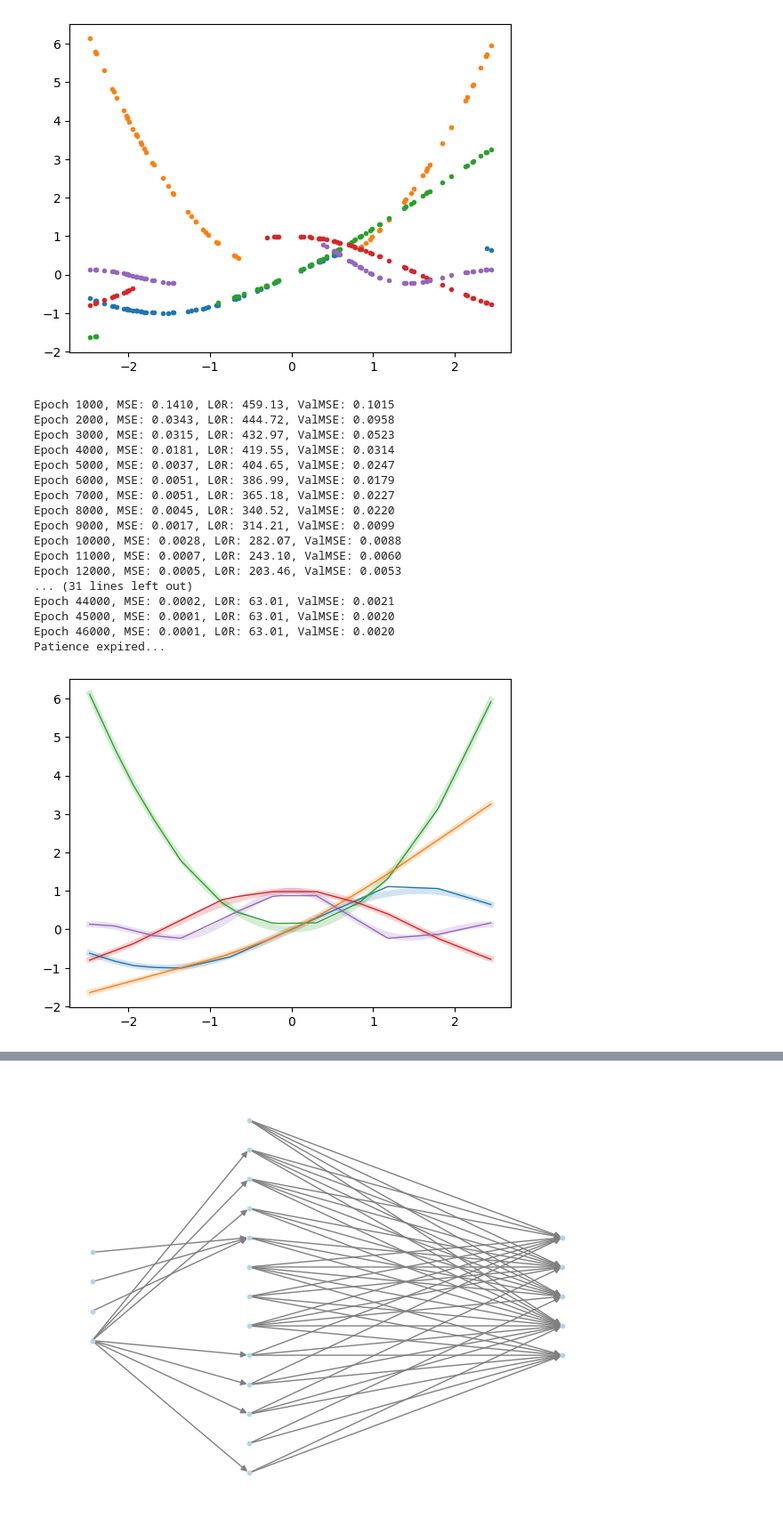
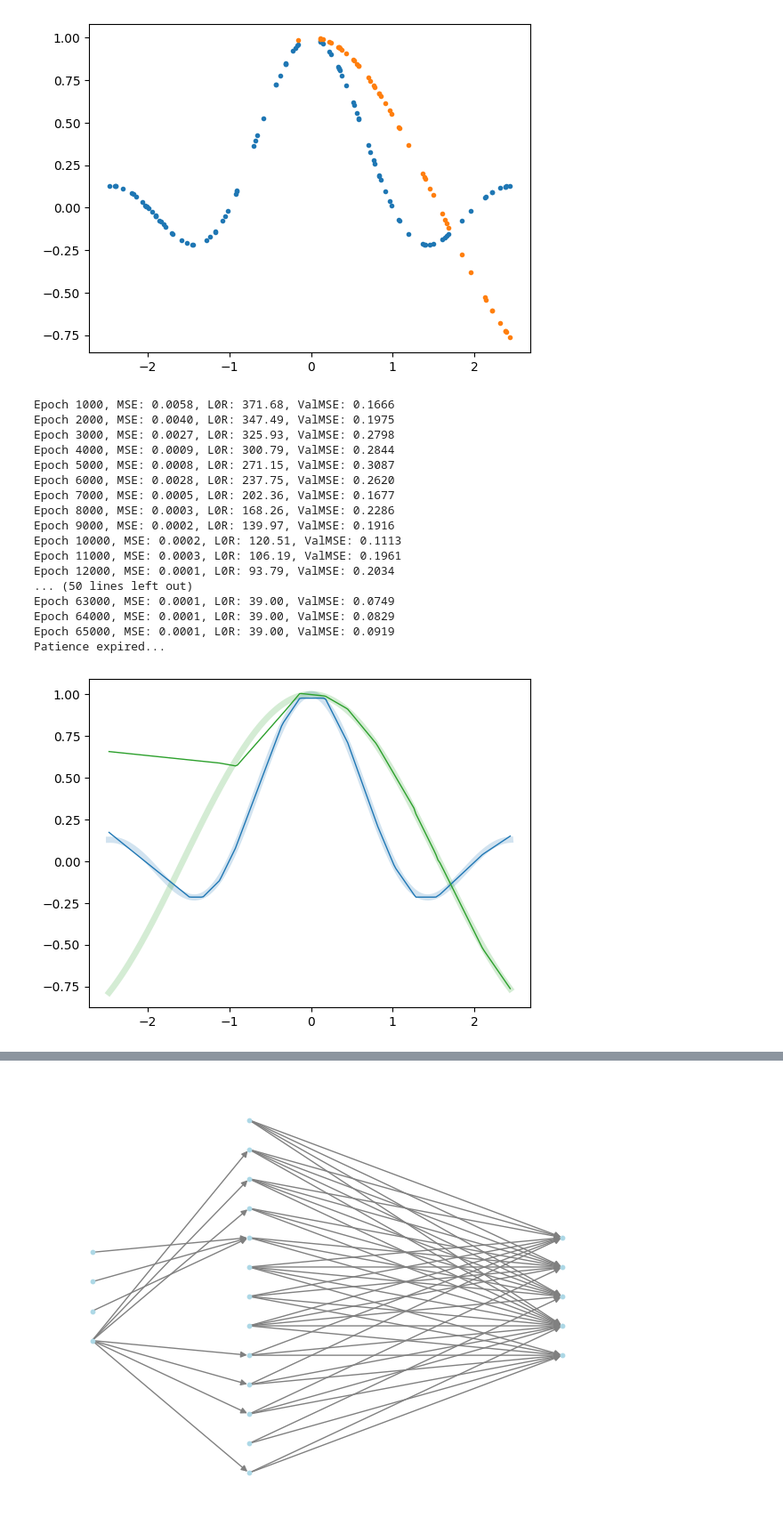
Before and after one commit to reinhart-group/sparsenn, a Jupyter notebook: examples/sparse_learning.ipynb, the cells around one changed output, grey strips where cells are left out. Shown at 89% size. Drawn from its saved outputs; the diff is of its cells as text; code cells hidden in the pictures.

```diff
--- a/examples/sparse_learning.ipynb
+++ b/examples/sparse_learning.ipynb
@@ -20,47 +20,62 @@ def cos_activation(x):
 def sinc_activation(x):
     return np.sinc(x)
 
+# task_list = [
+#     sin_activation,
+#     square_activation,
+#     bent_activation,
+#     cos_activation,
+#     sinc_activation,
+# ]
+
 task_list = [
-    sin_activation,
-    square_activation,
-    bent_activation,
+    sinc_activation,
     cos_activation,
-    sinc_activation,
 ]
 
 input_dim = 1
+extrapolate = True
+full_tasks = [0]
 
 # generate data
 np.random.seed(0)
 x_train = (np.random.rand(100, input_dim) - 0.5) * 5.0
 x_valid = (np.random.rand(100, input_dim) - 0.5) * 5.0
 
 delta_mag = 0.0
 
 y_train = np.zeros([x_train.shape[0], 0])
 y_valid = np.zeros([x_valid.shape[0], 0])
 for task in task_list:
     y_train = np.hstack([y_train, task(x_train) + np.random.randn(x_train.shape[0], x_train.shape[1]) * delta_mag])
     y_valid = np.hstack([y_valid, task(x_valid) + np.random.randn(x_valid.shape[0], x_valid.shape[1]) * delta_mag])
 
-missing_frac = 0.33
+missing_frac = 0.5
 for i, _ in enumerate(task_list):
-    lo_pct = np.random.rand() * (1-missing_frac)
+    if extrapolate:
+        if np.random.rand() < 0.5:
+            lo_pct = 0  # start at left boundary
+        else:
+            lo_pct = 1 - missing_frac  # start at right boundary
+    else:
+        lo_pct = np.random.rand() * (1-missing_frac)
     hi_pct = lo_pct + missing_frac
     lo, hi = np.percentile(x_train, [lo_pct*100, hi_pct*100])
-    x_in = (x_train > lo) & (x_train < hi)
+    x_in = (x_train >= lo) & (x_train <= hi)
+    if i in full_tasks:
+        x_in = np.zeros(0, dtype=bool)
     y_train[x_in.flatten(), i] = np.nan
 
 x_train = torch.tensor(x_train).float()
 y_train = torch.tensor(y_train).float()
 
 x_valid = torch.tensor(x_valid).float()
 y_valid = torch.tensor(y_valid).float()
 
 for i in range(y_train.shape[1]):
     plt.plot(x_train, y_train[:, i], '.')
 # %% [output]
-[figure, old version]
+[figure, new version]
 # %%
 from torch import nn, optim
 import sparsenn
@@ -113,22 +128,22 @@ for epoch in range(max_epochs):
         print('Patience expired...')
         break
 # %% [output]
-Epoch 1000, MSE: 0.1410, L0R: 459.13, ValMSE: 0.1015
-Epoch 2000, MSE: 0.0343, L0R: 444.72, ValMSE: 0.0958
-Epoch 3000, MSE: 0.0315, L0R: 432.97, ValMSE: 0.0523
-Epoch 4000, MSE: 0.0181, L0R: 419.55, ValMSE: 0.0314
-Epoch 5000, MSE: 0.0037, L0R: 404.65, ValMSE: 0.0247
-Epoch 6000, MSE: 0.0051, L0R: 386.99, ValMSE: 0.0179
-Epoch 7000, MSE: 0.0051, L0R: 365.18, ValMSE: 0.0227
-Epoch 8000, MSE: 0.0045, L0R: 340.52, ValMSE: 0.0220
-Epoch 9000, MSE: 0.0017, L0R: 314.21, ValMSE: 0.0099
-Epoch 10000, MSE: 0.0028, L0R: 282.07, ValMSE: 0.0088
-Epoch 11000, MSE: 0.0007, L0R: 243.10, ValMSE: 0.0060
-Epoch 12000, MSE: 0.0005, L0R: 203.46, ValMSE: 0.0053
-... (31 lines left out)
-Epoch 44000, MSE: 0.0002, L0R: 63.01, ValMSE: 0.0021
-Epoch 45000, MSE: 0.0001, L0R: 63.01, ValMSE: 0.0020
-Epoch 46000, MSE: 0.0001, L0R: 63.01, ValMSE: 0.0020
+Epoch 1000, MSE: 0.0058, L0R: 371.68, ValMSE: 0.1666
+Epoch 2000, MSE: 0.0040, L0R: 347.49, ValMSE: 0.1975
+Epoch 3000, MSE: 0.0027, L0R: 325.93, ValMSE: 0.2798
+Epoch 4000, MSE: 0.0009, L0R: 300.79, ValMSE: 0.2844
+Epoch 5000, MSE: 0.0008, L0R: 271.15, ValMSE: 0.3087
+Epoch 6000, MSE: 0.0028, L0R: 237.75, ValMSE: 0.2620
+Epoch 7000, MSE: 0.0005, L0R: 202.36, ValMSE: 0.1677
+Epoch 8000, MSE: 0.0003, L0R: 168.26, ValMSE: 0.2286
+Epoch 9000, MSE: 0.0002, L0R: 139.97, ValMSE: 0.1916
+Epoch 10000, MSE: 0.0002, L0R: 120.51, ValMSE: 0.1113
+Epoch 11000, MSE: 0.0003, L0R: 106.19, ValMSE: 0.1961
+Epoch 12000, MSE: 0.0001, L0R: 93.79, ValMSE: 0.2034
+... (50 lines left out)
+Epoch 63000, MSE: 0.0001, L0R: 39.00, ValMSE: 0.0749
+Epoch 64000, MSE: 0.0001, L0R: 39.00, ValMSE: 0.0829
+Epoch 65000, MSE: 0.0001, L0R: 39.00, ValMSE: 0.0919
 Patience expired...
 # %%
 from matplotlib import cm
@@ -150,7 +165,7 @@ for i in range(y_train.shape[1]):
     # ax.plot(x_train[idx], y_train[idx, i], '.', c=colors[i], alpha=0.33)
     ax.plot(x_arr, output.numpy()[:, i], '-', c=colors[i], lw=1.0, zorder=1)
 # %% [output]
-[figure, old version]
+[figure, new version]
 # %%
 # train the single task models
 st_models = []
```
Also changed, not shown: parts of 5 cells of this notebook.
